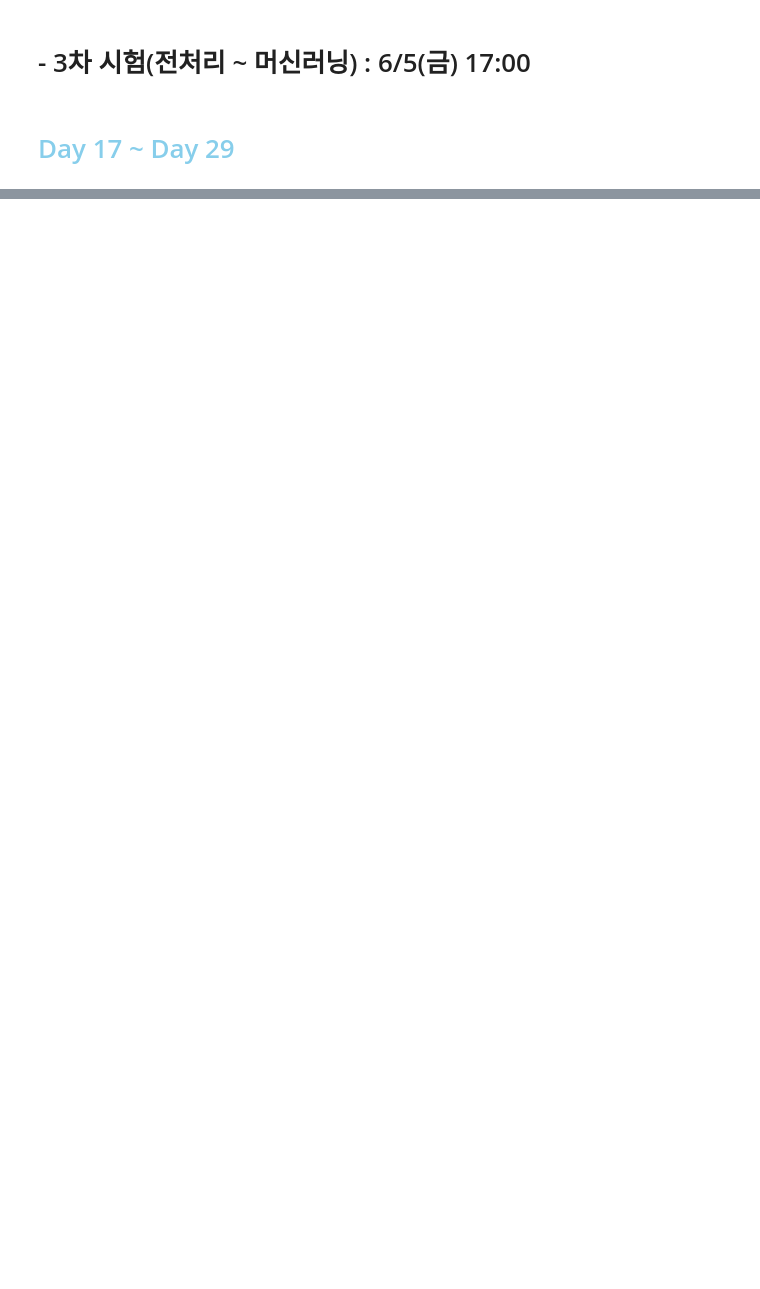
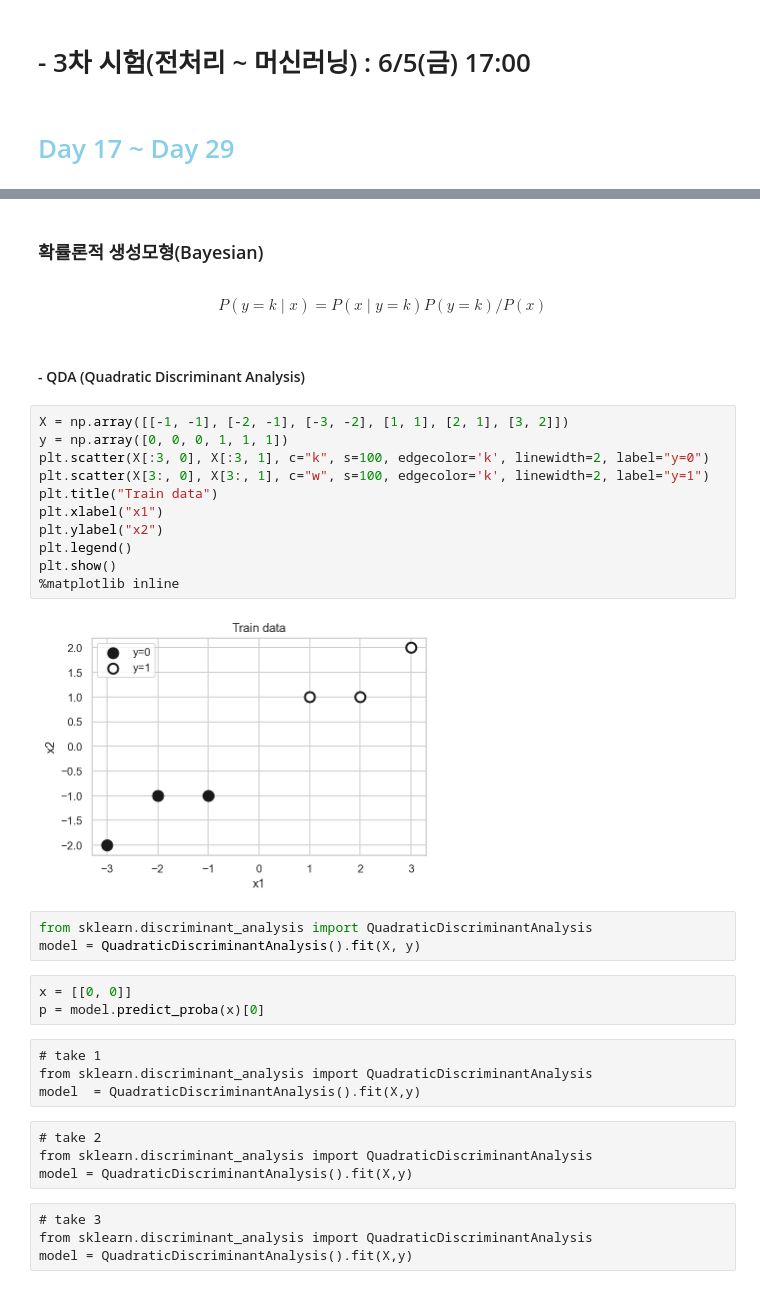
Before and after one commit to KIMS-Github/TIL_, a Jupyter notebook: math/Math_Test_1_2_3/Math_test_part3.ipynb, the cells around one changed output, grey strips where cells are left out. Cells and saved outputs as stored; diff of their text form; blank space fills up the shorter version.

```diff
--- a/math/Math_Test_1_2_3/Math_test_part3.ipynb
+++ b/math/Math_Test_1_2_3/Math_test_part3.ipynb
@@ -25,0 +30,37 @@ math_schedule[16:30]
+# %% [markdown]
+### 확률론적 생성모형(Bayesian)
+# %% [markdown]
+$$ 𝑃(𝑦=𝑘∣𝑥)=𝑃(𝑥∣𝑦=𝑘)𝑃(𝑦=𝑘) / 𝑃(𝑥) $$
+# %% [markdown]
+#### - QDA (Quadratic Discriminant Analysis)
+# %%
+X = np.array([[-1, -1], [-2, -1], [-3, -2], [1, 1], [2, 1], [3, 2]])
+y = np.array([0, 0, 0, 1, 1, 1])
+plt.scatter(X[:3, 0], X[:3, 1], c="k", s=100, edgecolor='k', linewidth=2, label="y=0")
+plt.scatter(X[3:, 0], X[3:, 1], c="w", s=100, edgecolor='k', linewidth=2, label="y=1")
+plt.title("Train data")
+plt.xlabel("x1")
+plt.ylabel("x2")
+plt.legend()
+plt.show()
+%matplotlib inline
+# %% [output]
+[figure, added]
+# %%
+from sklearn.discriminant_analysis import QuadraticDiscriminantAnalysis
+model = QuadraticDiscriminantAnalysis().fit(X, y)
+# %%
+x = [[0, 0]]
+p = model.predict_proba(x)[0]
+# %% [raw]
+# take 1
+from sklearn.discriminant_analysis import QuadraticDiscriminantAnalysis
+model  = QuadraticDiscriminantAnalysis().fit(X,y)
+# %% [raw]
+# take 2
+from sklearn.discriminant_analysis import QuadraticDiscriminantAnalysis
+model = QuadraticDiscriminantAnalysis().fit(X,y)
+# %% [raw]
+# take 3
+from sklearn.discriminant_analysis import QuadraticDiscriminantAnalysis
+model = QuadraticDiscriminantAnalysis().fit(X,y)
```
Also changed, not shown: parts of 24 cells of this notebook.
